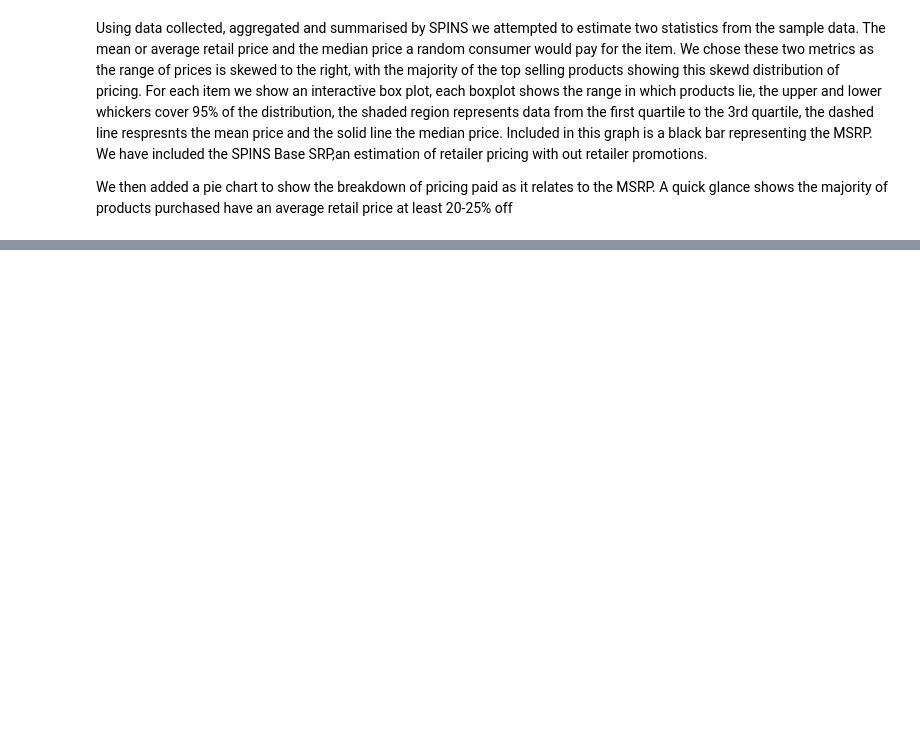
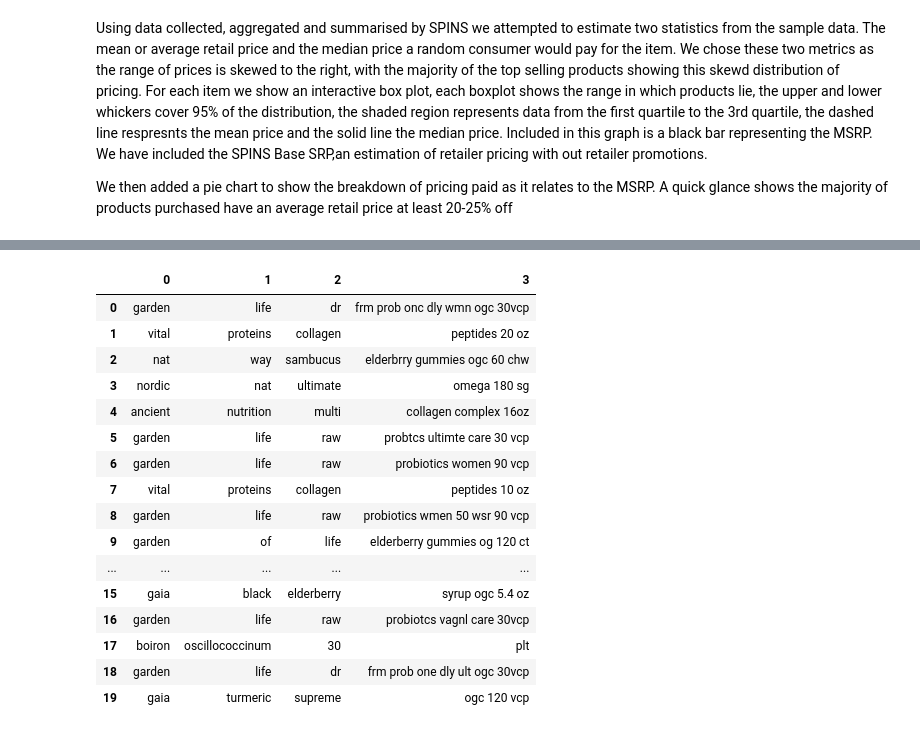
Before and after one commit to clayton-summitt/price_consult, a Jupyter notebook: cl_pricing_jn.ipynb, the cells around one changed output, grey strips where cells are left out. Drawn from its saved outputs; the diff is of its cells as text; code cells hidden in the pictures; blank space fills up the shorter version.

Commit message:
removal of company name from item field

```diff
--- a/cl_pricing_jn.ipynb
+++ b/cl_pricing_jn.ipynb
@@ -336,0 +298,2 @@ len(items)
+# %%
+df["Item_cleaned"] = df.apply(lambda x: x.Item.lstrip(x.Brand.lower()), axis=1)
@@ -336,0 +307,21 @@ len(items)
+# %%
+temp = df["Item"].str.split(" ", n=3, expand = True)
+temp.head(20)
+# %% [output]
+|  | 0 | 1 | 2 | 3 |
+| 0 | garden | life | dr | frm prob onc dly wmn ogc 30vcp |
+| 1 | vital | proteins | collagen | peptides 20 oz |
+| 2 | nat | way | sambucus | elderbrry gummies ogc 60 chw |
+| 3 | nordic | nat | ultimate | omega 180 sg |
+| 4 | ancient | nutrition | multi | collagen complex 16oz |
+| 5 | garden | life | raw | probtcs ultimte care 30 vcp |
+| 6 | garden | life | raw | probiotics women 90 vcp |
+| 7 | vital | proteins | collagen | peptides 10 oz |
+| 8 | garden | life | raw | probiotics wmen 50 wsr 90 vcp |
+| 9 | garden | of | life | elderberry gummies og 120 ct |
+| ... | ... | ... | ... | ... |
+| 15 | gaia | black | elderberry | syrup ogc 5.4 oz |
+| 16 | garden | life | raw | probiotcs vagnl care 30vcp |
+| 17 | boiron | oscillococcinum | 30 | plt |
+| 18 | garden | life | dr | frm prob one dly ult ogc 30vcp |
+| 19 | gaia | turmeric | supreme | ogc 120 vcp |
```
Also changed, not shown: parts of 23 cells of this notebook, 1 other file.
